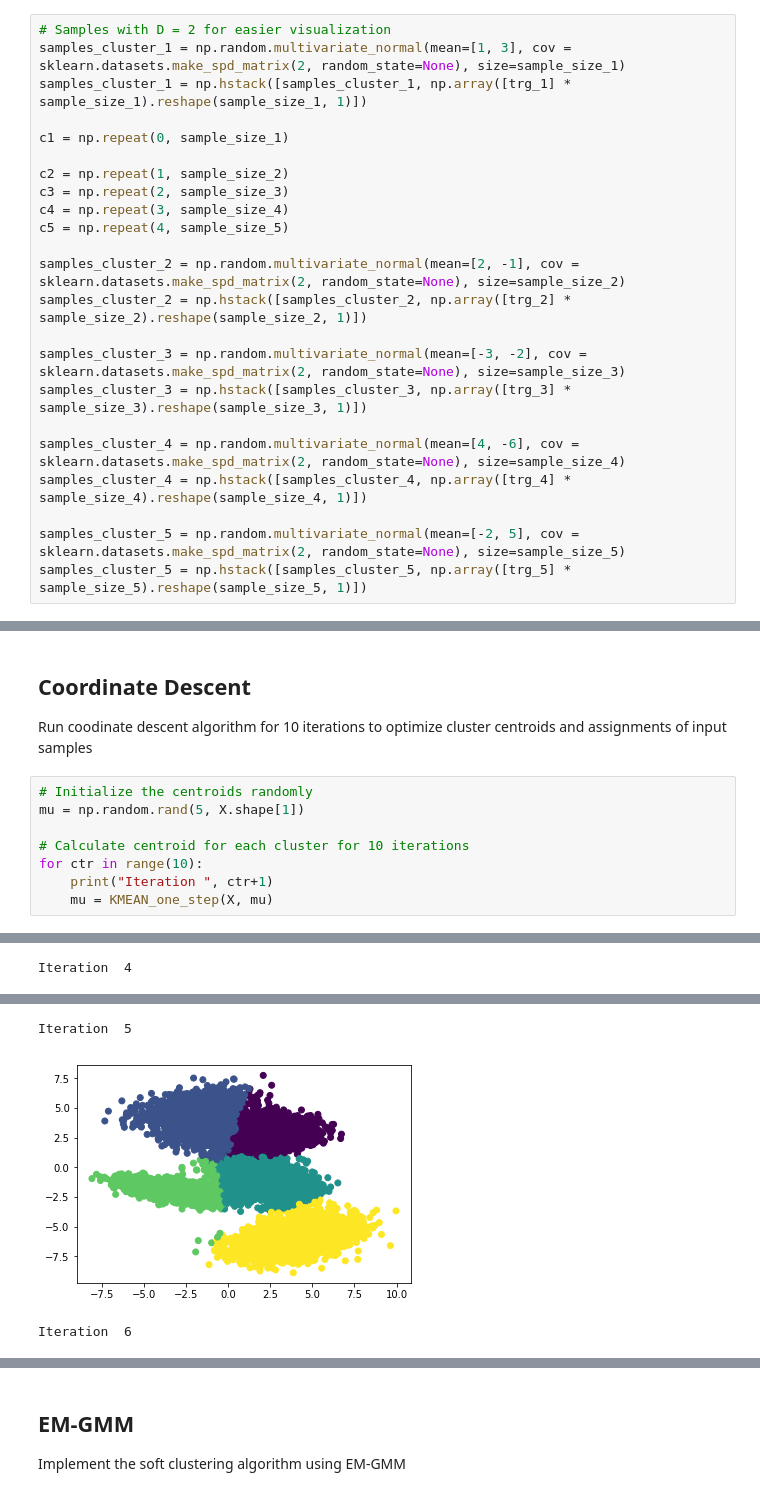
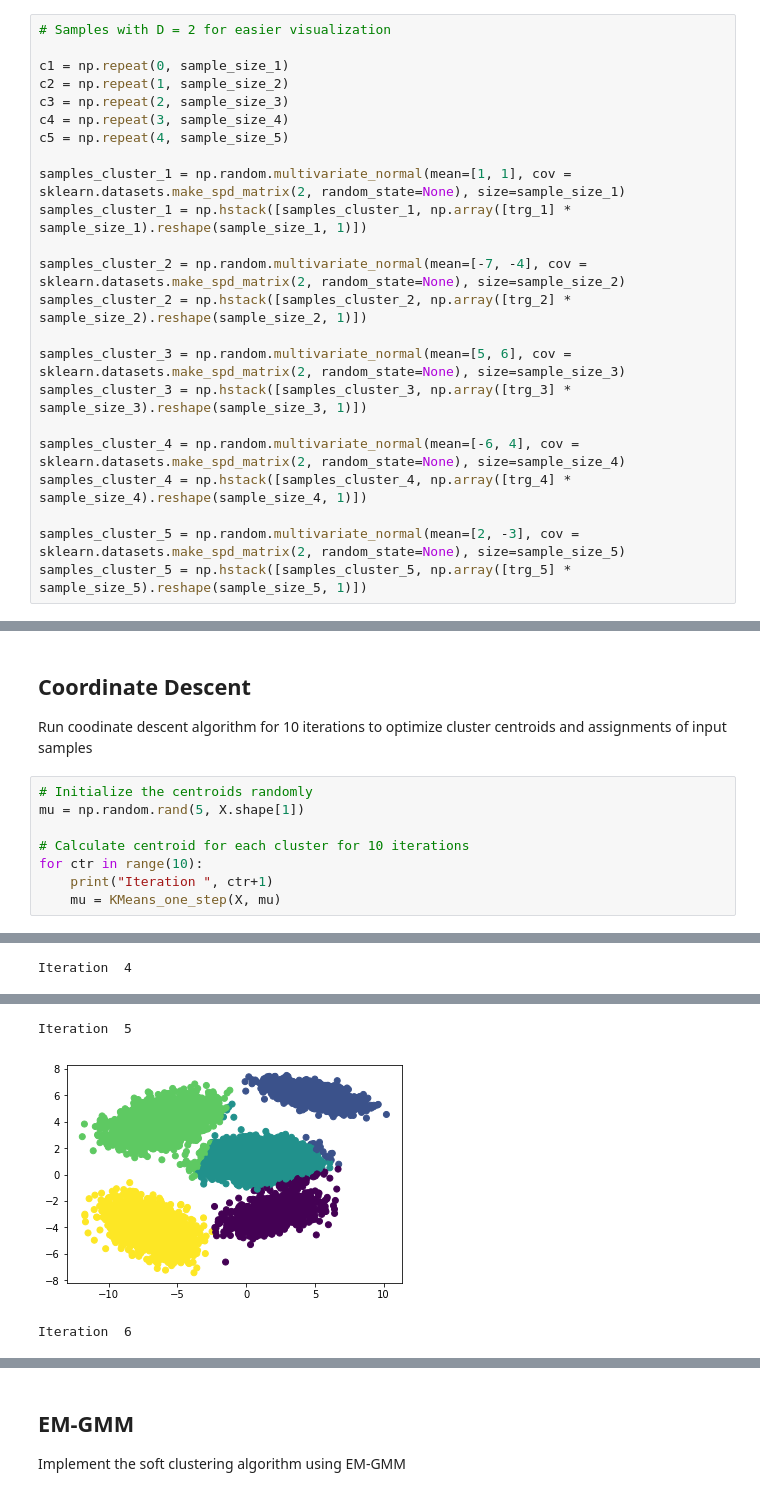
Before and after one commit to ranata/Columbia_ML, a Jupyter notebook: hw3_clustering.ipynb, the cells around one changed output, grey strips where cells are left out. Drawn from its saved outputs; the diff is of its cells as text.

Commit message:
GMM Initial steps

```diff
--- a/hw3_clustering.ipynb
+++ b/hw3_clustering.ipynb
@@ -46,26 +46,26 @@ sample_size_5 = 1000
 # samples_cluster_5 = np.hstack([samples_cluster_5, np.array([trg_5] * sample_size_5).reshape(sample_size_5, 1)])
 # %%
 # Samples with D = 2 for easier visualization
-samples_cluster_1 = np.random.multivariate_normal(mean=[1, 3], cov = sklearn.datasets.make_spd_matrix(2, random_state=None), size=sample_size_1)
-samples_cluster_1 = np.hstack([samples_cluster_1, np.array([trg_1] * sample_size_1).reshape(sample_size_1, 1)])
 
 c1 = np.repeat(0, sample_size_1)
-
 c2 = np.repeat(1, sample_size_2)
 c3 = np.repeat(2, sample_size_3)
 c4 = np.repeat(3, sample_size_4)
 c5 = np.repeat(4, sample_size_5)
 
-samples_cluster_2 = np.random.multivariate_normal(mean=[2, -1], cov = sklearn.datasets.make_spd_matrix(2, random_state=None), size=sample_size_2)
+samples_cluster_1 = np.random.multivariate_normal(mean=[1, 1], cov = sklearn.datasets.make_spd_matrix(2, random_state=None), size=sample_size_1)
+samples_cluster_1 = np.hstack([samples_cluster_1, np.array([trg_1] * sample_size_1).reshape(sample_size_1, 1)])
+
+samples_cluster_2 = np.random.multivariate_normal(mean=[-7, -4], cov = sklearn.datasets.make_spd_matrix(2, random_state=None), size=sample_size_2)
 samples_cluster_2 = np.hstack([samples_cluster_2, np.array([trg_2] * sample_size_2).reshape(sample_size_2, 1)])
 
-samples_cluster_3 = np.random.multivariate_normal(mean=[-3, -2], cov = sklearn.datasets.make_spd_matrix(2, random_state=None), size=sample_size_3)
+samples_cluster_3 = np.random.multivariate_normal(mean=[5, 6], cov = sklearn.datasets.make_spd_matrix(2, random_state=None), size=sample_size_3)
 samples_cluster_3 = np.hstack([samples_cluster_3, np.array([trg_3] * sample_size_3).reshape(sample_size_3, 1)])
 
-samples_cluster_4 = np.random.multivariate_normal(mean=[4, -6], cov = sklearn.datasets.make_spd_matrix(2, random_state=None), size=sample_size_4)
+samples_cluster_4 = np.random.multivariate_normal(mean=[-6, 4], cov = sklearn.datasets.make_spd_matrix(2, random_state=None), size=sample_size_4)
 samples_cluster_4 = np.hstack([samples_cluster_4, np.array([trg_4] * sample_size_4).reshape(sample_size_4, 1)])
 
-samples_cluster_5 = np.random.multivariate_normal(mean=[-2, 5], cov = sklearn.datasets.make_spd_matrix(2, random_state=None), size=sample_size_5)
+samples_cluster_5 = np.random.multivariate_normal(mean=[2, -3], cov = sklearn.datasets.make_spd_matrix(2, random_state=None), size=sample_size_5)
 samples_cluster_5 = np.hstack([samples_cluster_5, np.array([trg_5] * sample_size_5).reshape(sample_size_5, 1)])
 # %% [markdown]
 Combine all the samples from the 5 distributions and shuffle. This will ensure input data sequence is random.
@@ -133,6 +133,6 @@ mu = np.random.rand(5, X.shape[1])
 # Calculate centroid for each cluster for 10 iterations
 for ctr in range(10):
     print("Iteration ", ctr+1)
-    mu = KMEAN_one_step(X, mu)
+    mu = KMeans_one_step(X, mu)
 # %% [output]
 Iteration  1
@@ -146,3 +146,3 @@ Iteration  4
 Iteration  5
-[figure, old version]
+[figure, new version]
 Iteration  6
```
Also changed, not shown: parts of 21 cells of this notebook.
